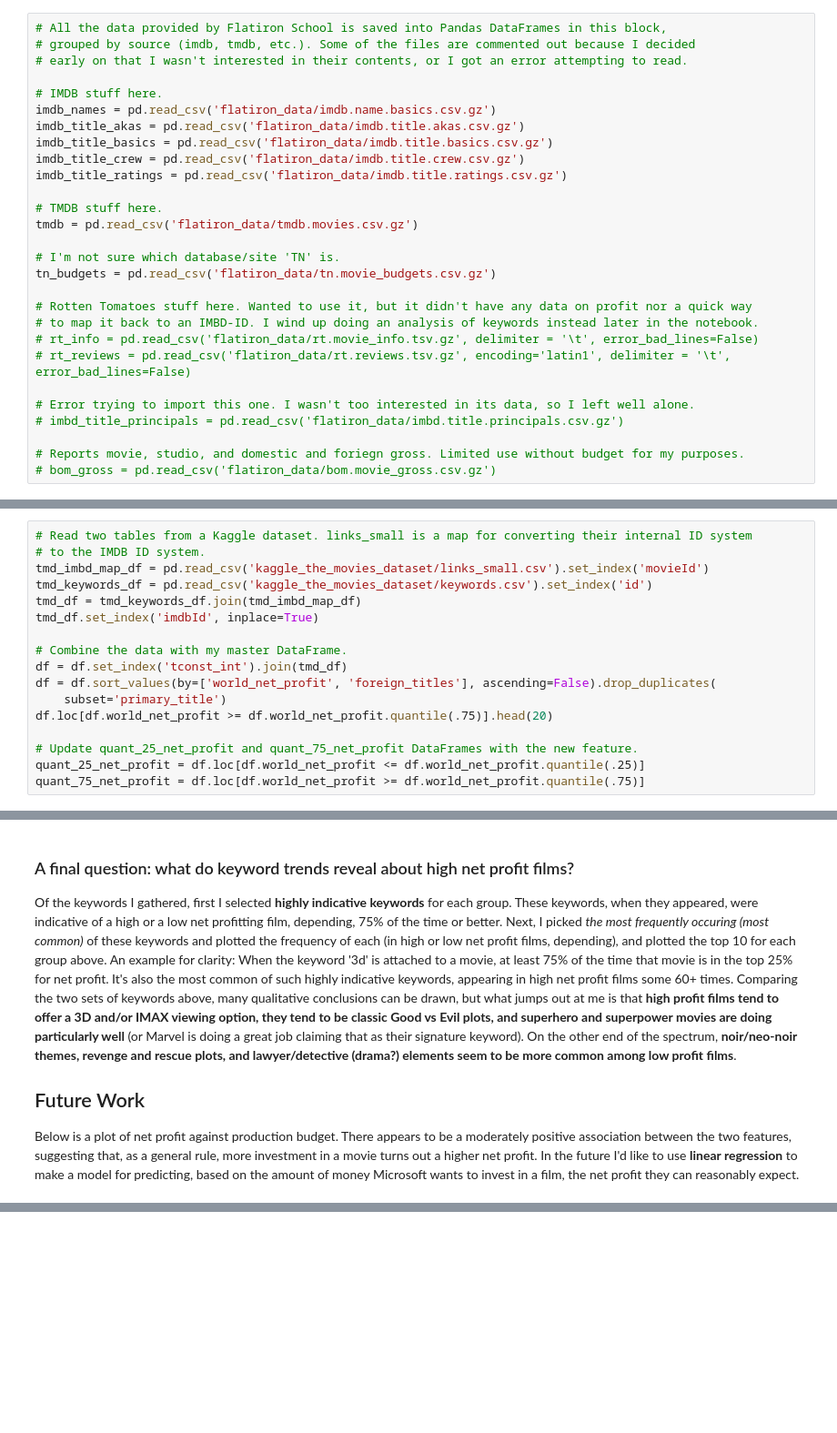
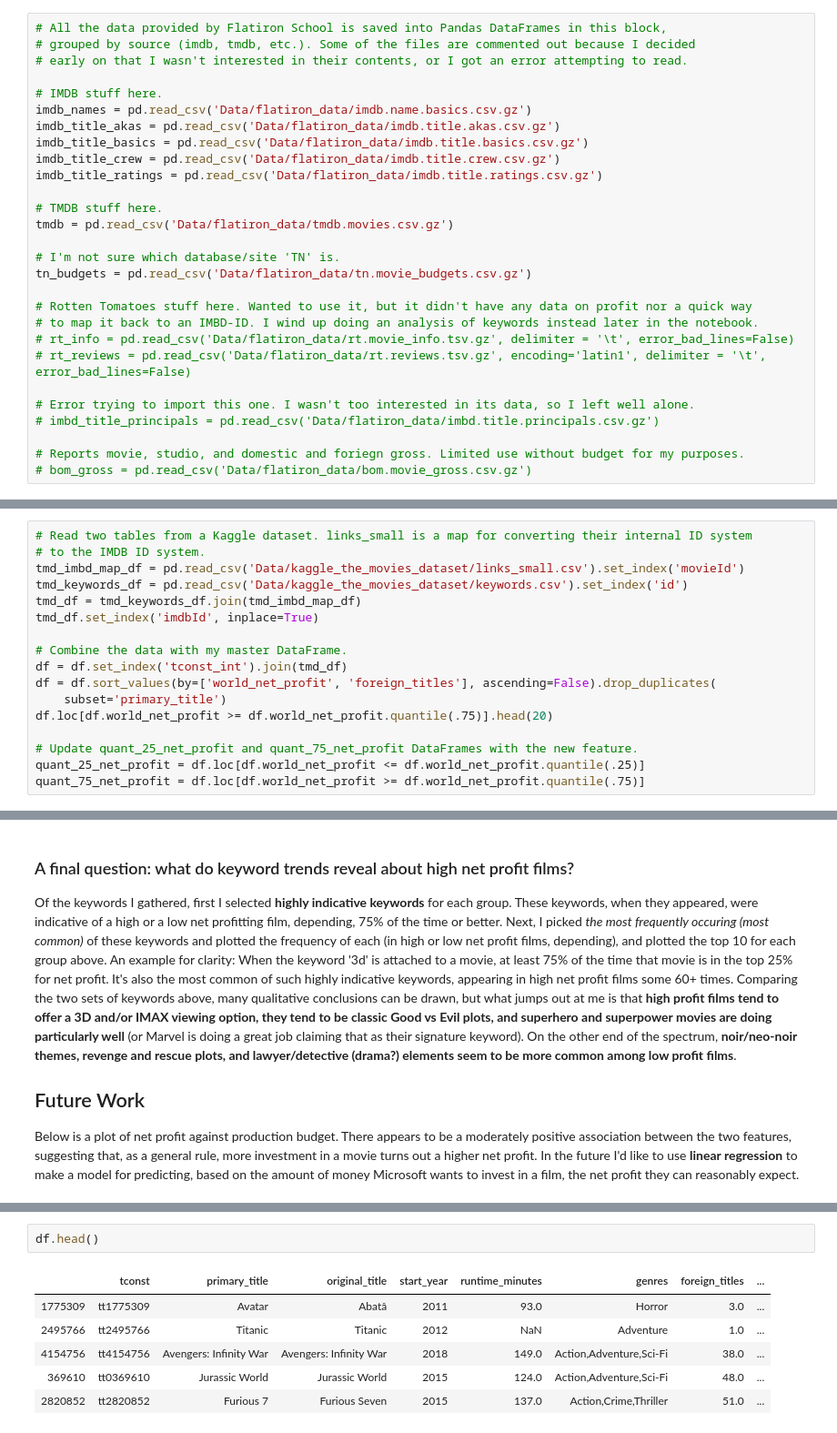
Before and after one commit to WChambers-coder/Flatiron-School-Module-1-Project, a Jupyter notebook: data_manipulation_and_visualizations.ipynb, the cells around one changed output, grey strips where cells are left out. Shown at 91% size. Saved outputs shown, nothing was run; the diff lists cells and outputs as text; blank space fills up the shorter version.

```diff
--- a/data_manipulation_and_visualizations.ipynb
+++ b/data_manipulation_and_visualizations.ipynb
@@ -34,28 +34,28 @@ plt.style.use(['fivethirtyeight'])
 # early on that I wasn't interested in their contents, or I got an error attempting to read.
 
 # IMDB stuff here.
-imdb_names = pd.read_csv('flatiron_data/imdb.name.basics.csv.gz')
-imdb_title_akas = pd.read_csv('flatiron_data/imdb.title.akas.csv.gz')
-imdb_title_basics = pd.read_csv('flatiron_data/imdb.title.basics.csv.gz')
-imdb_title_crew = pd.read_csv('flatiron_data/imdb.title.crew.csv.gz')
-imdb_title_ratings = pd.read_csv('flatiron_data/imdb.title.ratings.csv.gz')
+imdb_names = pd.read_csv('Data/flatiron_data/imdb.name.basics.csv.gz')
+imdb_title_akas = pd.read_csv('Data/flatiron_data/imdb.title.akas.csv.gz')
+imdb_title_basics = pd.read_csv('Data/flatiron_data/imdb.title.basics.csv.gz')
+imdb_title_crew = pd.read_csv('Data/flatiron_data/imdb.title.crew.csv.gz')
+imdb_title_ratings = pd.read_csv('Data/flatiron_data/imdb.title.ratings.csv.gz')
 
 # TMDB stuff here.
-tmdb = pd.read_csv('flatiron_data/tmdb.movies.csv.gz')
+tmdb = pd.read_csv('Data/flatiron_data/tmdb.movies.csv.gz')
 
 # I'm not sure which database/site 'TN' is.
-tn_budgets = pd.read_csv('flatiron_data/tn.movie_budgets.csv.gz')
+tn_budgets = pd.read_csv('Data/flatiron_data/tn.movie_budgets.csv.gz')
 
 # Rotten Tomatoes stuff here. Wanted to use it, but it didn't have any data on profit nor a quick way
 # to map it back to an IMBD-ID. I wind up doing an analysis of keywords instead later in the notebook.
-# rt_info = pd.read_csv('flatiron_data/rt.movie_info.tsv.gz', delimiter = '\t', error_bad_lines=False)
-# rt_reviews = pd.read_csv('flatiron_data/rt.reviews.tsv.gz', encoding='latin1', delimiter = '\t', error_bad_lines=False)
+# rt_info = pd.read_csv('Data/flatiron_data/rt.movie_info.tsv.gz', delimiter = '\t', error_bad_lines=False)
+# rt_reviews = pd.read_csv('Data/flatiron_data/rt.reviews.tsv.gz', encoding='latin1', delimiter = '\t', error_bad_lines=False)
 
 # Error trying to import this one. I wasn't too interested in its data, so I left well alone.
-# imbd_title_principals = pd.read_csv('flatiron_data/imbd.title.principals.csv.gz')
+# imbd_title_principals = pd.read_csv('Data/flatiron_data/imbd.title.principals.csv.gz')
 
 # Reports movie, studio, and domestic and foriegn gross. Limited use without budget for my purposes.
-# bom_gross = pd.read_csv('flatiron_data/bom.movie_gross.csv.gz')
+# bom_gross = pd.read_csv('Data/flatiron_data/bom.movie_gross.csv.gz')
 # %% [markdown]
 ## Exploring Tables
 I start by looking at the format and info for some of the most important tables to get a feel for missing data, data types, and which tables I can join.
@@ -631,8 +631,8 @@ df['tconst_int'] = df.tconst.apply(integerizer).astype('int')
 # %%
 # Read two tables from a Kaggle dataset. links_small is a map for converting their internal ID system
 # to the IMDB ID system.
-tmd_imbd_map_df = pd.read_csv('kaggle_the_movies_dataset/links_small.csv').set_index('movieId')
-tmd_keywords_df = pd.read_csv('kaggle_the_movies_dataset/keywords.csv').set_index('id')
+tmd_imbd_map_df = pd.read_csv('Data/kaggle_the_movies_dataset/links_small.csv').set_index('movieId')
+tmd_keywords_df = pd.read_csv('Data/kaggle_the_movies_dataset/keywords.csv').set_index('id')
 tmd_df = tmd_keywords_df.join(tmd_imbd_map_df)
 tmd_df.set_index('imdbId', inplace=True)
 
@@ -849,3 +854,12 @@ fig.set_ylabel('Net Profit Worldwide')
 # %% [output]
 Text(0, 0.5, 'Net Profit Worldwide')
 [figure]
+# %%
+df.head()
+# %% [output]
+|  | tconst | primary_title | original_title | start_year | runtime_minutes | genres | foreign_titles | ... |
+| 1775309 | tt1775309 | Avatar | Abatâ | 2011 | 93.0 | Horror | 3.0 | ... |
+| 2495766 | tt2495766 | Titanic | Titanic | 2012 | NaN | Adventure | 1.0 | ... |
+| 4154756 | tt4154756 | Avengers: Infinity War | Avengers: Infinity War | 2018 | 149.0 | Action,Adventure,Sci-Fi | 38.0 | ... |
+| 369610 | tt0369610 | Jurassic World | Jurassic World | 2015 | 124.0 | Action,Adventure,Sci-Fi | 48.0 | ... |
+| 2820852 | tt2820852 | Furious 7 | Furious Seven | 2015 | 137.0 | Action,Crime,Thriller | 51.0 | ... |
```
Also changed, not shown: parts of 3 cells of this notebook, 18 other files.
